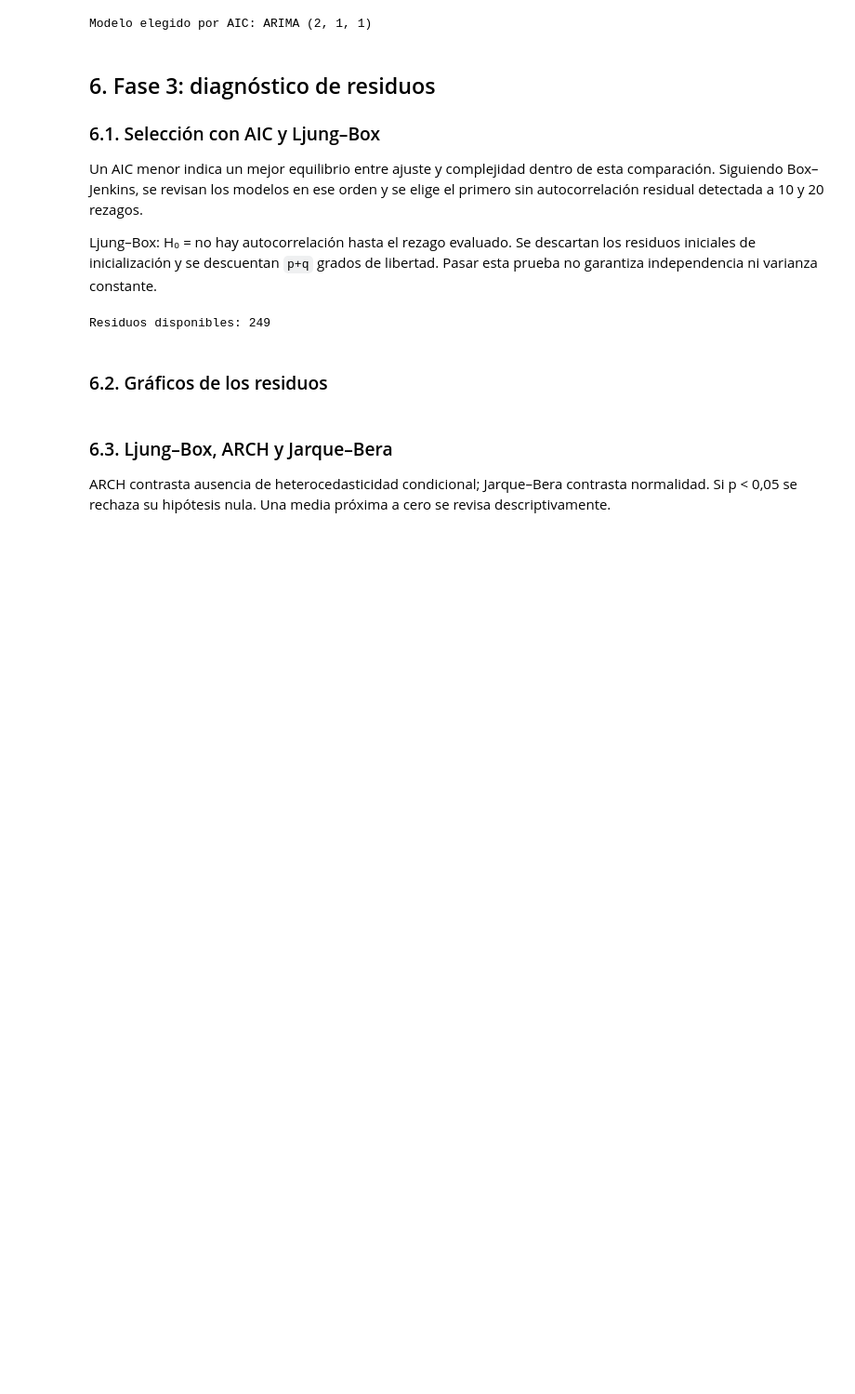
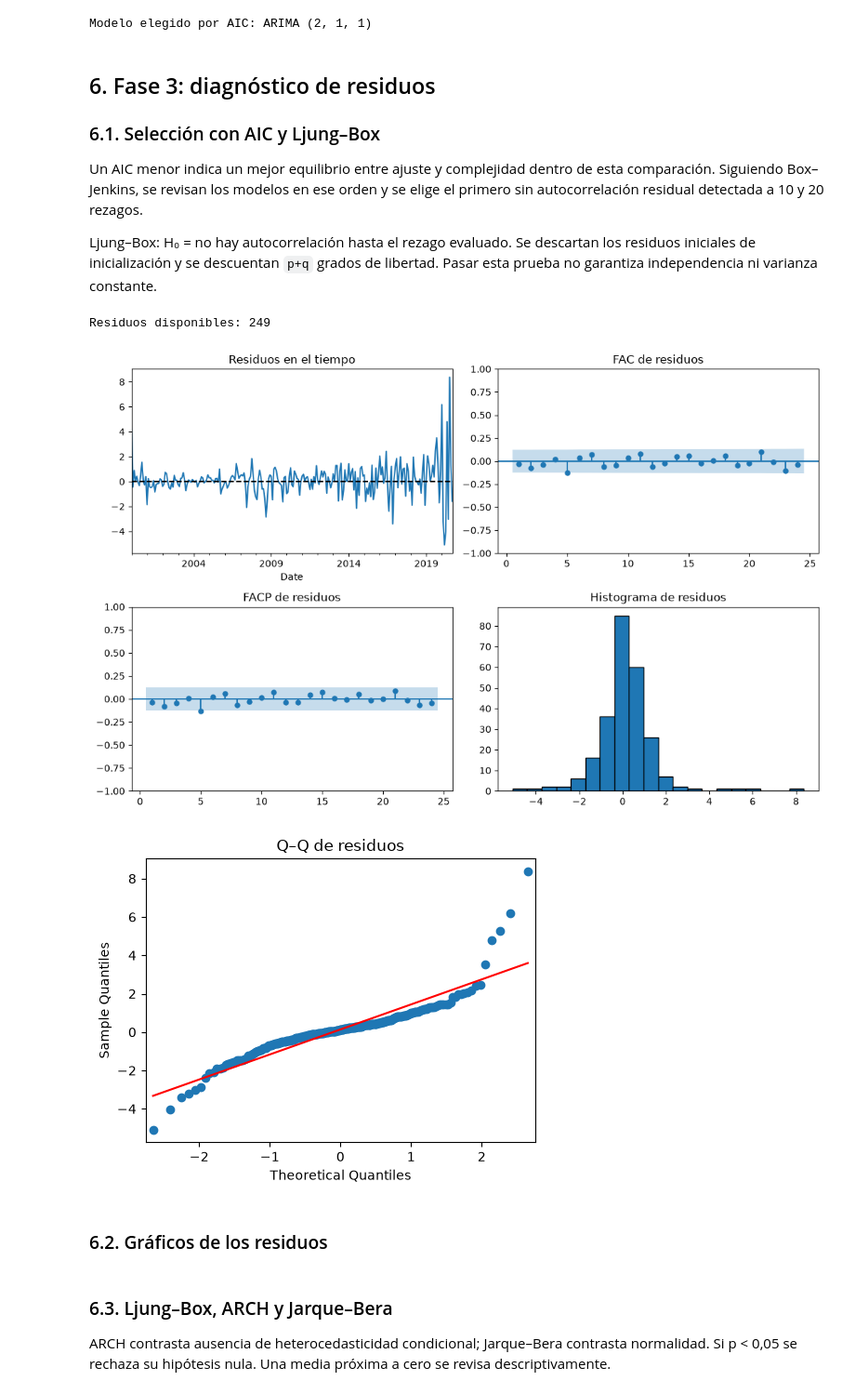
Before and after one commit to 23-Andres-QC/MineriaAvanzada, a Jupyter notebook: practica01.ipynb, the cells around one changed output. Shown at 93% size. Cells and saved outputs as stored; diff of their text form; code cells hidden in the pictures; blank space fills up the shorter version.

Commit message:
Agregar graficos de errores del modelo

```diff
--- a/practica01.ipynb
+++ b/practica01.ipynb
@@ -261,8 +261,25 @@ Ljung–Box: H₀ = no hay autocorrelación hasta el rezago evaluado. Se descart
 # %%
 residuales = modelo.resid.dropna()
 print('Residuos disponibles:', len(residuales))
+
+# Gráficos de los errores del modelo
+fig, axes = plt.subplots(2, 2, figsize=(11, 7))
+residuales.plot(ax=axes[0, 0], title='Residuos en el tiempo')
+axes[0, 0].axhline(0, color='black', linestyle='--')
+plot_acf(residuales, lags=24, zero=False, ax=axes[0, 1], title='FAC de residuos')
+plot_pacf(residuales, lags=24, zero=False, method='ywm', ax=axes[1, 0], title='FACP de residuos')
+axes[1, 1].hist(residuales, bins=20, edgecolor='black')
+axes[1, 1].set_title('Histograma de residuos')
+plt.tight_layout(); plt.show()
+
+fig, ax = plt.subplots(figsize=(5, 4))
+qqplot(residuales, line='s', ax=ax)
+ax.set_title('Q–Q de residuos')
+plt.tight_layout(); plt.show()
 # %% [output]
 Residuos disponibles: 249
+[figure, added]
+[figure, added]
 # %% [markdown]
 ### 6.2. Gráficos de los residuos
 # %% [markdown]
```
Also changed, not shown: parts of 3 cells of this notebook.
